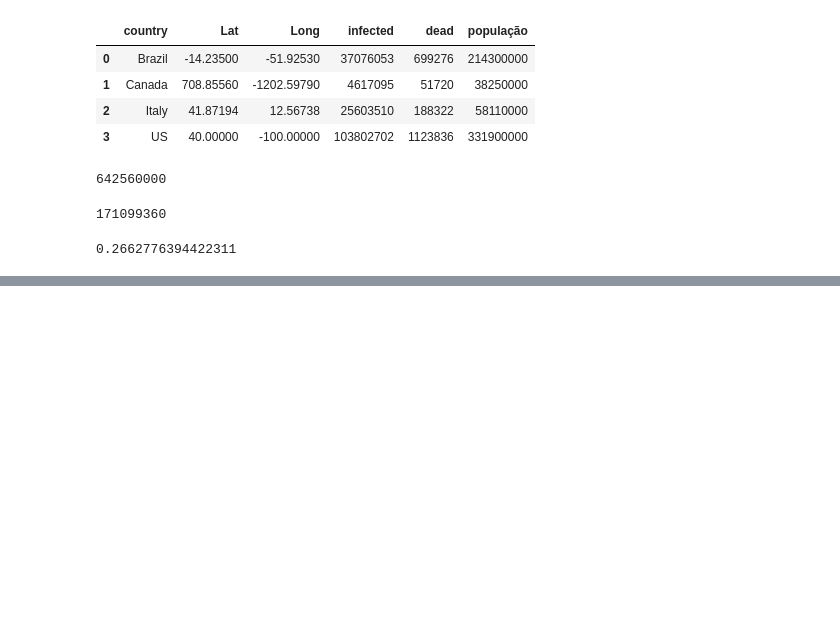
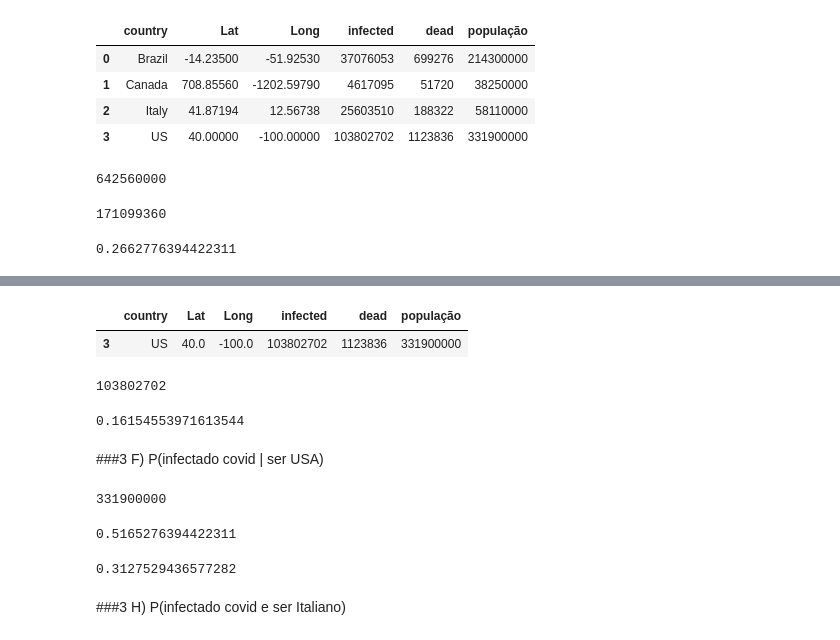
Before and after one commit to Yanndantas/Chechpoint_Geral_Oficial_Real, a Jupyter notebook: codigo_checkpoint2.ipynb, the cells around one changed output, grey strips where cells are left out. Cells and saved outputs as stored; diff of their text form; code cells hidden in the pictures; blank space fills up the shorter version.

```diff
--- a/codigo_checkpoint2.ipynb
+++ b/codigo_checkpoint2.ipynb
@@ -404,0 +487,40 @@ infectados_total / populacao_total
+# %%
+dados_us = dados_4[dados_4['country'] == 'US']
+dados_us
+# %% [output]
+|  | country | Lat | Long | infected | dead | população |
+| 3 | US | 40.0 | -100.0 | 103802702 | 1123836 | 331900000 |
+# %%
+infec_us = dados_us['infected'].sum()
+infec_us
+# %% [output]
+103802702
+# %%
+
+p_infec_us = infec_us / populacao_total
+p_infec_us
+# %% [output]
+0.16154553971613544
+# %% [markdown]
+###3 F)
+P(infectado covid | ser USA)
+# %%
+pop_us = dados_us['população'].sum()
+pop_us
+# %% [output]
+331900000
+# %%
+
+pop_us_tot = pop_us / populacao_total
+pop_us_tot
+# %% [output]
+0.5165276394422311
+# %%
+#P(Infectado covid | ser Brasileiro) = (infectado_e_brasil / total_populacao) / (total_brasil_populacao / total_populacao) - exemplo
+
+(p_infec_us / populacao_total) / (pop_us_tot / populacao_total)
+# %% [output]
+0.3127529436577282
+# %% [markdown]
+###3 H)
+P(infectado covid e ser Italiano)
```
Also changed, not shown: parts of 56 cells of this notebook.
